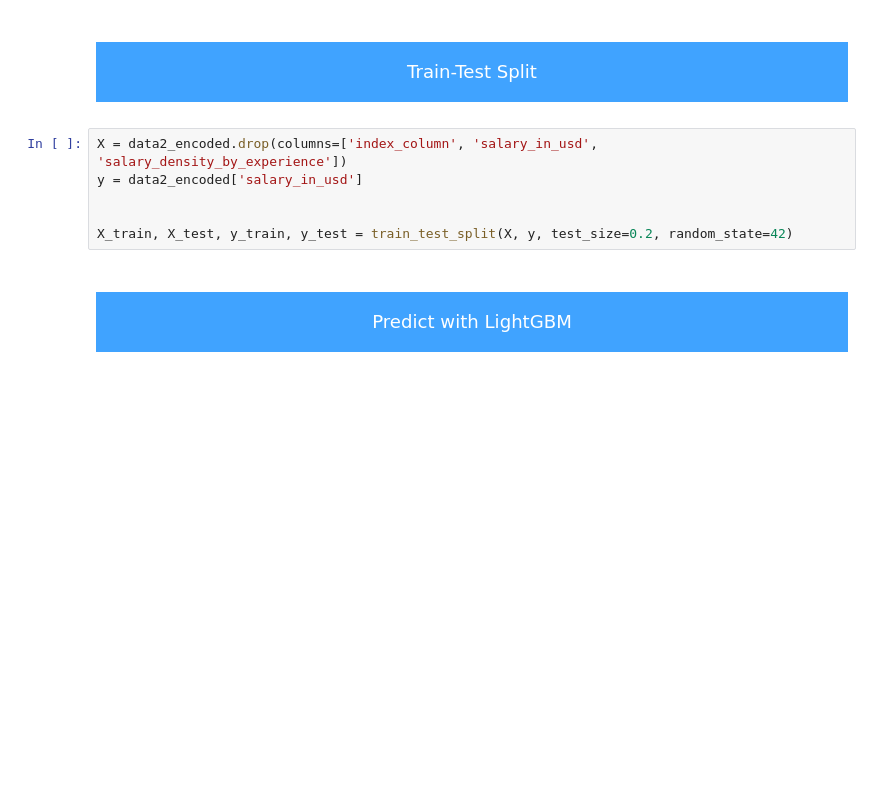
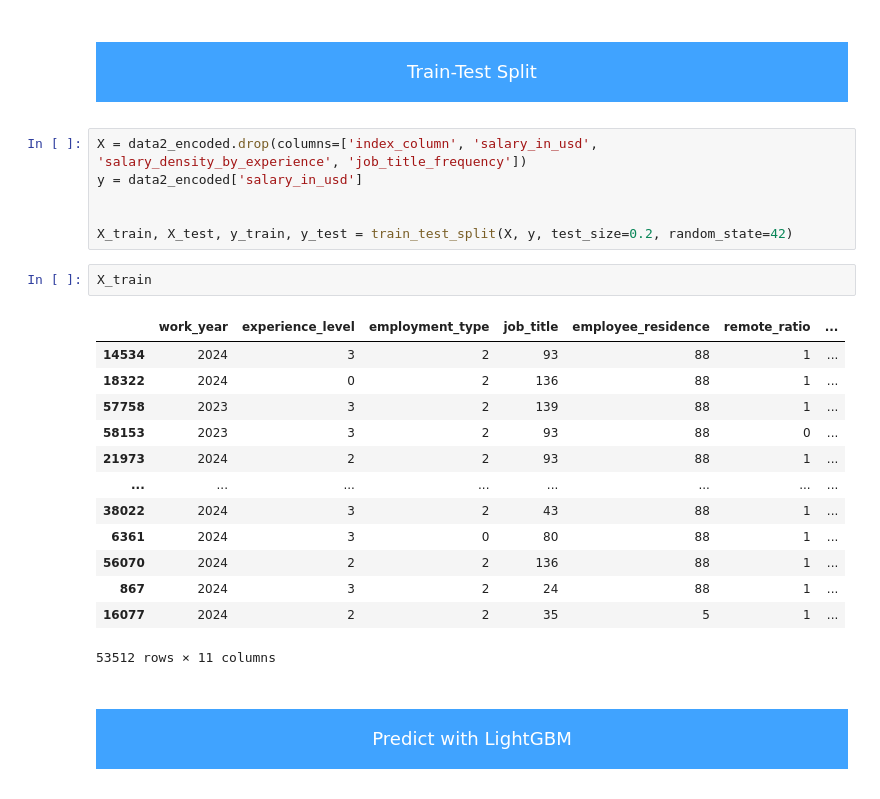
Before and after one commit to MatiasBorrellH/DS_Salary_Prediction, a Jupyter notebook: ds_salary_main.ipynb, the cells around one changed output. Saved outputs shown, nothing was run; the diff lists cells and outputs as text; blank space fills up the shorter version.

```diff
--- a/ds_salary_eda.ipynb
+++ b/ds_salary_main.ipynb
@@ -989,11 +1002,27 @@ Index(['index_column', 'work_year', 'salary_in_usd', 'years_of_experience',
 # %% [markdown]
 # <p style="padding:10px;background-color:#40a3ff;margin:0;color:#ffffff;font-family:helvetica;font-size:70%;text-align:center;border-radius: 15px 50px;overflow:hidden;font-weight:500">Train-Test Split</p>
 # %%
-X = data2_encoded.drop(columns=['index_column', 'salary_in_usd', 'salary_density_by_experience'])
+X = data2_encoded.drop(columns=['index_column', 'salary_in_usd', 'salary_density_by_experience', 'job_title_frequency'])
 y = data2_encoded['salary_in_usd']
 
 
 X_train, X_test, y_train, y_test = train_test_split(X, y, test_size=0.2, random_state=42)
+# %%
+X_train
+# %% [output]
+|  | work_year | experience_level | employment_type | job_title | employee_residence | remote_ratio | ... |
+| 14534 | 2024 | 3 | 2 | 93 | 88 | 1 | ... |
+| 18322 | 2024 | 0 | 2 | 136 | 88 | 1 | ... |
+| 57758 | 2023 | 3 | 2 | 139 | 88 | 1 | ... |
+| 58153 | 2023 | 3 | 2 | 93 | 88 | 0 | ... |
+| 21973 | 2024 | 2 | 2 | 93 | 88 | 1 | ... |
+| ... | ... | ... | ... | ... | ... | ... | ... |
+| 38022 | 2024 | 3 | 2 | 43 | 88 | 1 | ... |
+| 6361 | 2024 | 3 | 0 | 80 | 88 | 1 | ... |
+| 56070 | 2024 | 2 | 2 | 136 | 88 | 1 | ... |
+| 867 | 2024 | 3 | 2 | 24 | 88 | 1 | ... |
+| 16077 | 2024 | 2 | 2 | 35 | 5 | 1 | ... |
+53512 rows × 11 columns
 # %% [markdown]
 # <p style="padding:10px;background-color:#40a3ff;margin:0;color:#ffffff;font-family:helvetica;font-size:70%;text-align:center;border-radius: 15px 50px;overflow:hidden;font-weight:500">Predict with LightGBM</p>
 # %%
```
Also changed, not shown: parts of 11 cells of this notebook, 7 other files.
